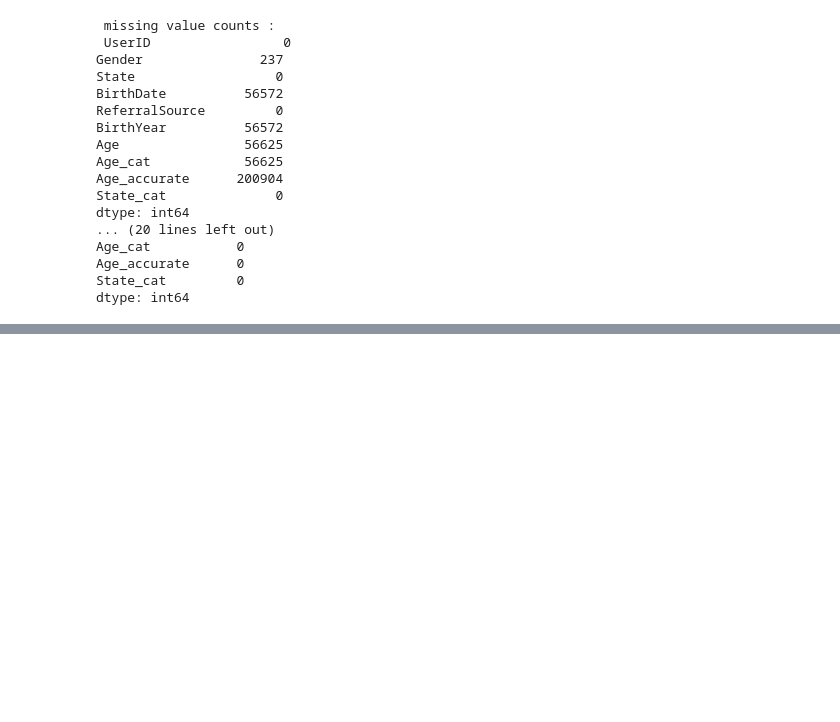
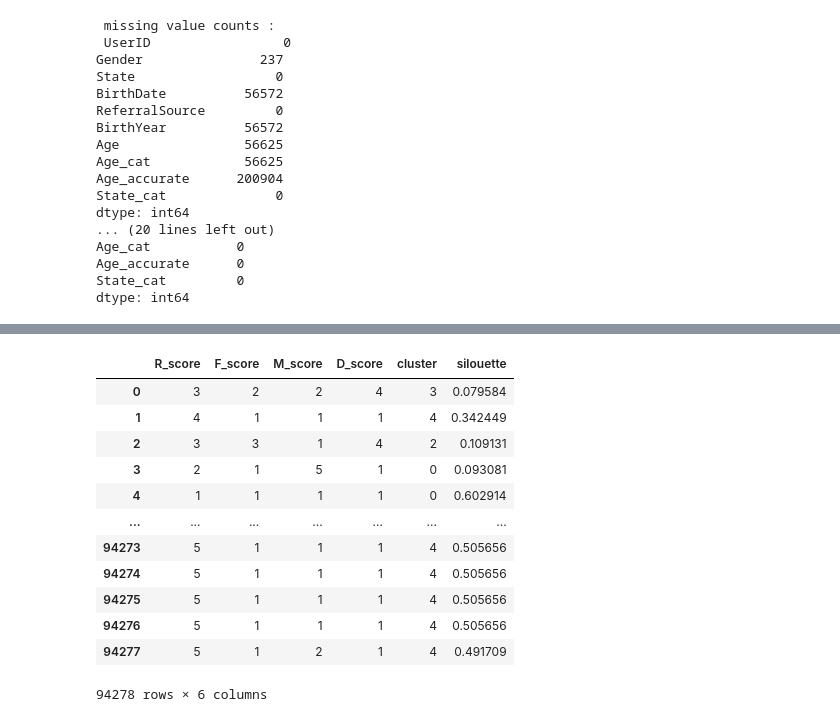
Before and after one commit to nobleyam/Customer-Behavioral-Segmentation-and-Profiling, a Jupyter notebook: final prap.ipynb, the cells around one changed output, grey strips where cells are left out. Cells and saved outputs as stored; diff of their text form; code cells hidden in the pictures; blank space fills up the shorter version.

Commit message:
first clustering model by 5

```diff
--- a/final prap.ipynb
+++ b/final prap.ipynb
@@ -678,0 +697,3 @@ dtype: int64
+# %%
+X = final_agg[['R_score', 'F_score', 'M_score', 'D_score']]
+X
@@ -678,0 +714,20 @@ dtype: int64
+# %%
+import numpy as np
+from sklearn.cluster import KMeans
+from sklearn.metrics import silhouette_samples, silhouette_score
+
+
+km_model = KMeans(n_clusters=5,init='k-means++',n_init='auto', algorithm='lloyd', max_iter=300, random_state=111, tol=.0001, verbose=100 )
+
+km_model.fit(X)
+
+labels= km_model.predict(X)
+
+silhouette_avg = silhouette_score(X, labels)
+silhouette= silhouette_samples(X, labels)
+
+print('sillouette score is:', silhouette_avg)
+
+kmeans_data = X.copy()
+kmeans_data['cluster'] = labels
+kmeans_data['silouette']= silhouette
@@ -678,0 +748,16 @@ dtype: int64
+# %%
+kmeans_data
+# %% [output]
+|  | R_score | F_score | M_score | D_score | cluster | silouette |
+| 0 | 3 | 2 | 2 | 4 | 3 | 0.079584 |
+| 1 | 4 | 1 | 1 | 1 | 4 | 0.342449 |
+| 2 | 3 | 3 | 1 | 4 | 2 | 0.109131 |
+| 3 | 2 | 1 | 5 | 1 | 0 | 0.093081 |
+| 4 | 1 | 1 | 1 | 1 | 0 | 0.602914 |
+| ... | ... | ... | ... | ... | ... | ... |
+| 94273 | 5 | 1 | 1 | 1 | 4 | 0.505656 |
+| 94274 | 5 | 1 | 1 | 1 | 4 | 0.505656 |
+| 94275 | 5 | 1 | 1 | 1 | 4 | 0.505656 |
+| 94276 | 5 | 1 | 1 | 1 | 4 | 0.505656 |
+| 94277 | 5 | 1 | 2 | 1 | 4 | 0.491709 |
+94278 rows × 6 columns
```
Also changed, not shown: parts of 4 cells of this notebook.
